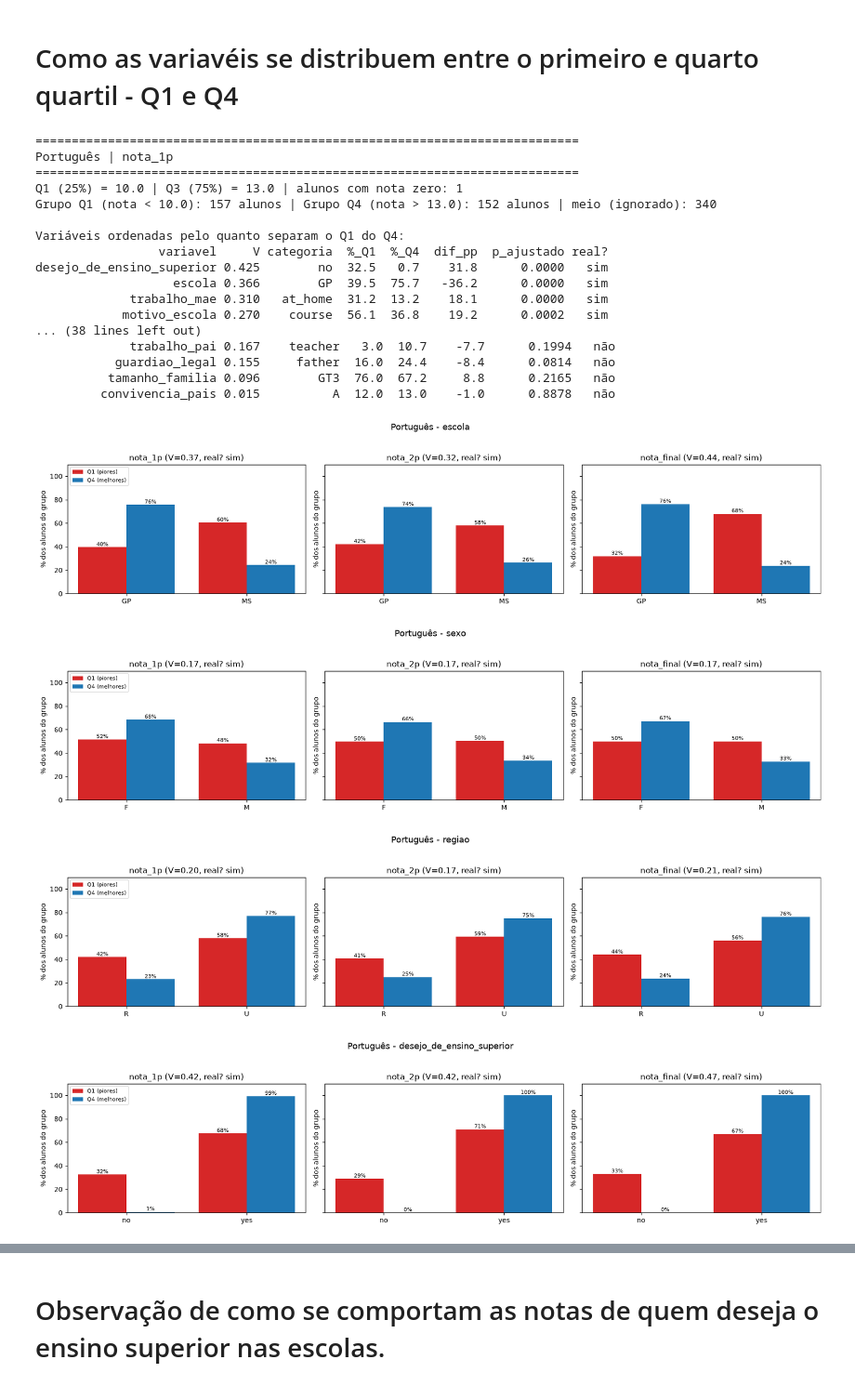
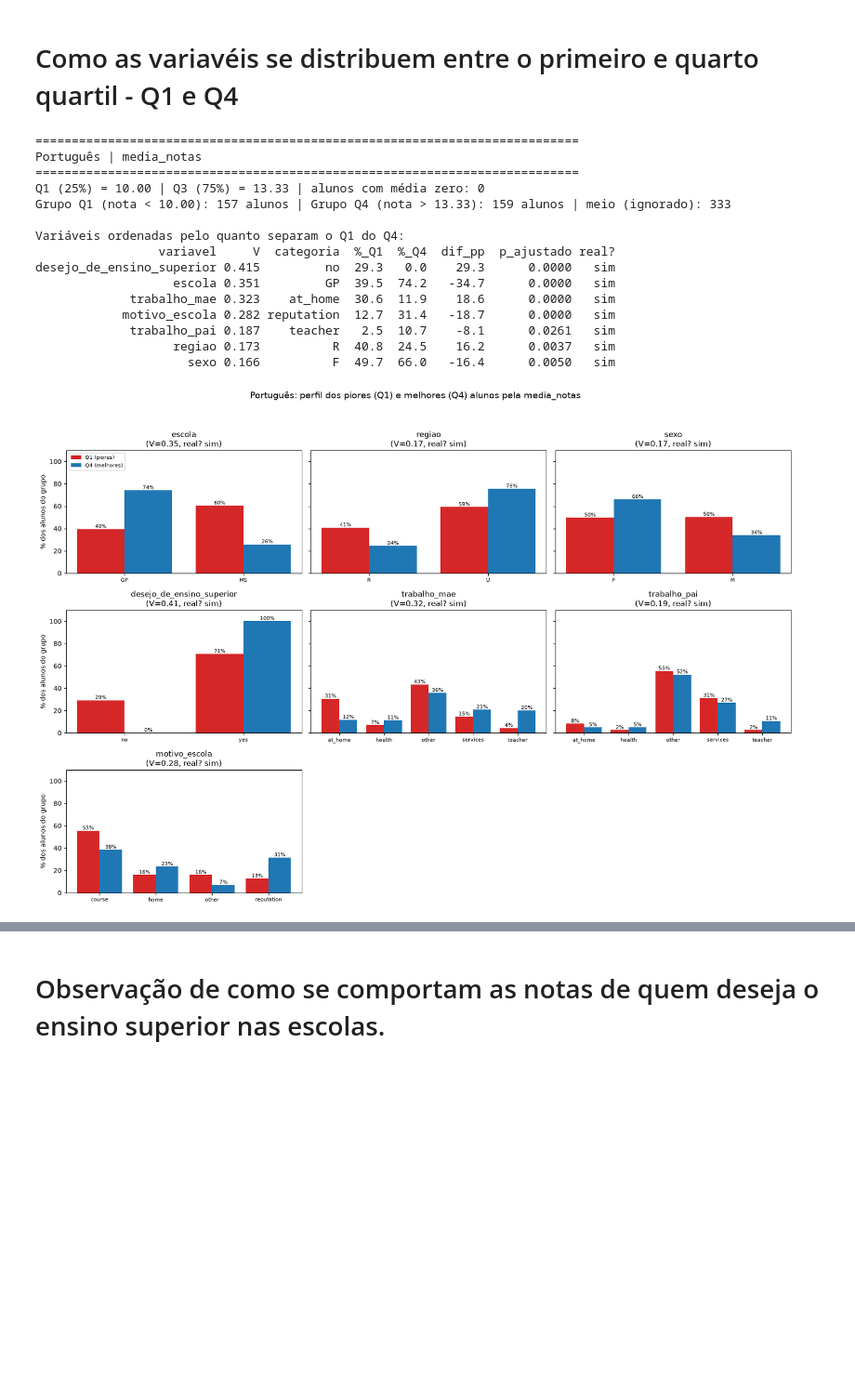
Before and after one commit to julialm-s/EDADatasetStudentAlcoholConsumption, a Jupyter notebook: port.ipynb, the cells around one changed output, grey strips where cells are left out. Shown at 93% size. Saved outputs shown, nothing was run; the diff lists cells and outputs as text; code cells hidden in the pictures; blank space fills up the shorter version.

```diff
--- a/port.ipynb
+++ b/port.ipynb
@@ -221,4 +221,10 @@ nota_final          convivencia_pais           0.000      0.8962   não
 # %% [markdown]
 Diante do mapa de calor, retiro as variáveis convivência_pais, tamanho_familia e guardiao_legal pela sua pequena relação com as notas.
 # %%
-nominais_foco = ["escola", "regiao", "sexo" "desejo_de_ensino_superior", "trabalho_mae", "trabalho_pai", "motivo_escola"]
+nominais_foco = ["escola", "regiao", "sexo", "desejo_de_ensino_superior", "trabalho_mae", "trabalho_pai", "motivo_escola"]
+# %%
+# Criando coluna 'media_notas' para fazer a análise por meio da média para gerar menos gráficos.
+
+df_port["media_notas"] = df_port[["nota_1p", "nota_2p", "nota_final"]].mean(axis=1)
+
+display(df_port["media_notas"])
@@ -322,24 +355,19 @@ def analisar_extremos(df, col_notas, nominais, disciplina="", mostrar_detalhes=F
 # %%
-analisar_extremos(df_port, notas, nominais, disciplina="Português")
+analisar_extremos(df_port, "media_notas", nominais_foco, disciplina="Português")
 # %% [output]
 ===========================================================================
-Português | nota_1p
+Português | media_notas
 ===========================================================================
-Q1 (25%) = 10.0 | Q3 (75%) = 13.0 | alunos com nota zero: 1
-Grupo Q1 (nota < 10.0): 157 alunos | Grupo Q4 (nota > 13.0): 152 alunos | meio (ignorado): 340
+Q1 (25%) = 10.00 | Q3 (75%) = 13.33 | alunos com média zero: 0
+Grupo Q1 (nota < 10.00): 157 alunos | Grupo Q4 (nota > 13.33): 159 alunos | meio (ignorado): 333
 
 Variáveis ordenadas pelo quanto separam o Q1 do Q4:
-                 variavel     V categoria  %_Q1  %_Q4  dif_pp  p_ajustado real?
-desejo_de_ensino_superior 0.425        no  32.5   0.7    31.8      0.0000   sim
-                   escola 0.366        GP  39.5  75.7   -36.2      0.0000   sim
-             trabalho_mae 0.310   at_home  31.2  13.2    18.1      0.0000   sim
-            motivo_escola 0.270    course  56.1  36.8    19.2      0.0002   sim
-... (38 lines left out)
-             trabalho_pai 0.167    teacher   3.0  10.7    -7.7      0.1994   não
-           guardiao_legal 0.155     father  16.0  24.4    -8.4      0.0814   não
-          tamanho_familia 0.096        GT3  76.0  67.2     8.8      0.2165   não
-         convivencia_pais 0.015          A  12.0  13.0    -1.0      0.8878   não
+                 variavel     V  categoria  %_Q1  %_Q4  dif_pp  p_ajustado real?
+desejo_de_ensino_superior 0.415         no  29.3   0.0    29.3      0.0000   sim
+                   escola 0.351         GP  39.5  74.2   -34.7      0.0000   sim
+             trabalho_mae 0.323    at_home  30.6  11.9    18.6      0.0000   sim
+            motivo_escola 0.282 reputation  12.7  31.4   -18.7      0.0000   sim
+             trabalho_pai 0.187    teacher   2.5  10.7    -8.1      0.0261   sim
+                   regiao 0.173          R  40.8  24.5    16.2      0.0037   sim
+                     sexo 0.166          F  49.7  66.0   -16.4      0.0050   sim
-[figure, old version]
+[figure, new version]
-[figure, removed]
-[figure, removed]
-[figure, removed]
```
Also changed, not shown: parts of 26 cells of this notebook, 2 other files.
